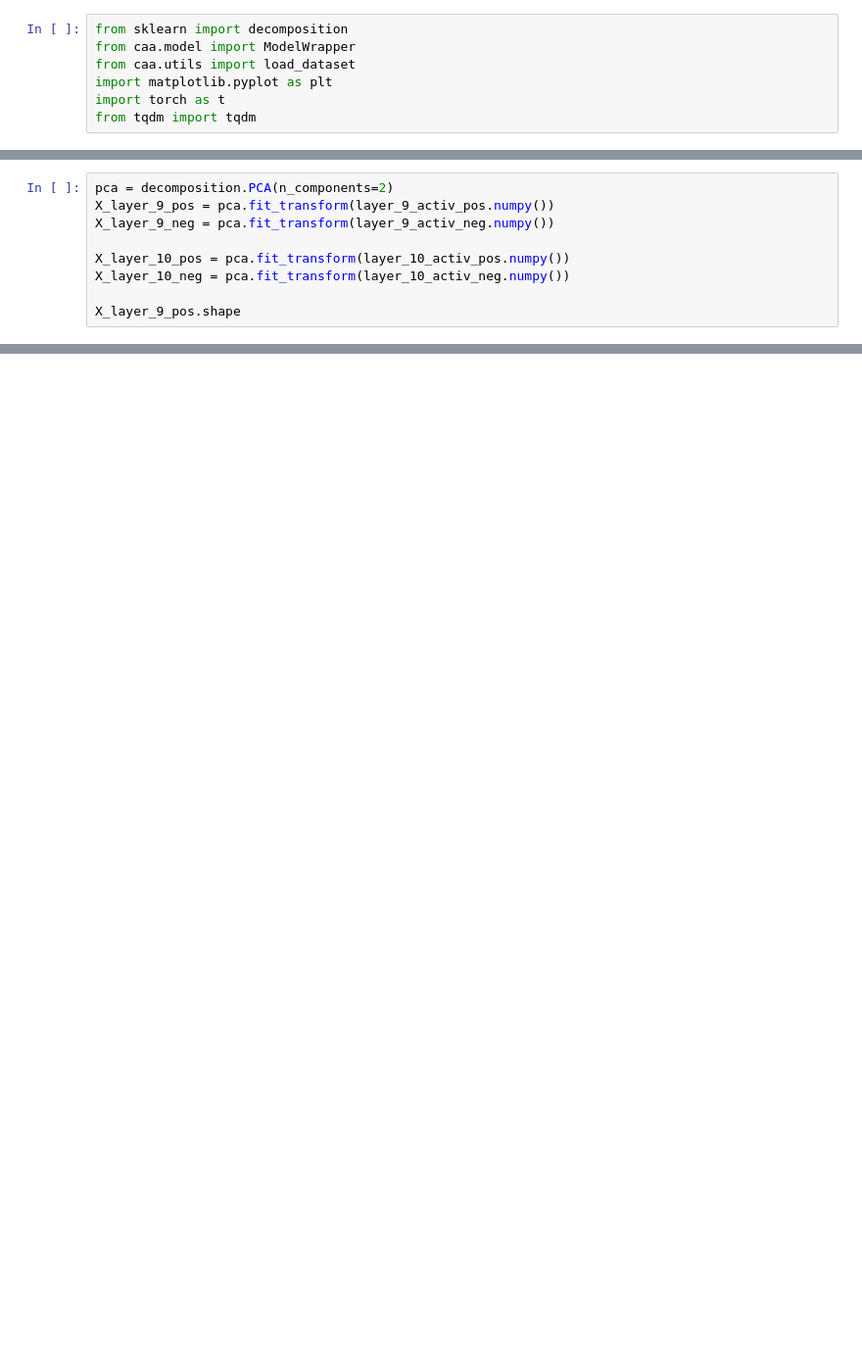
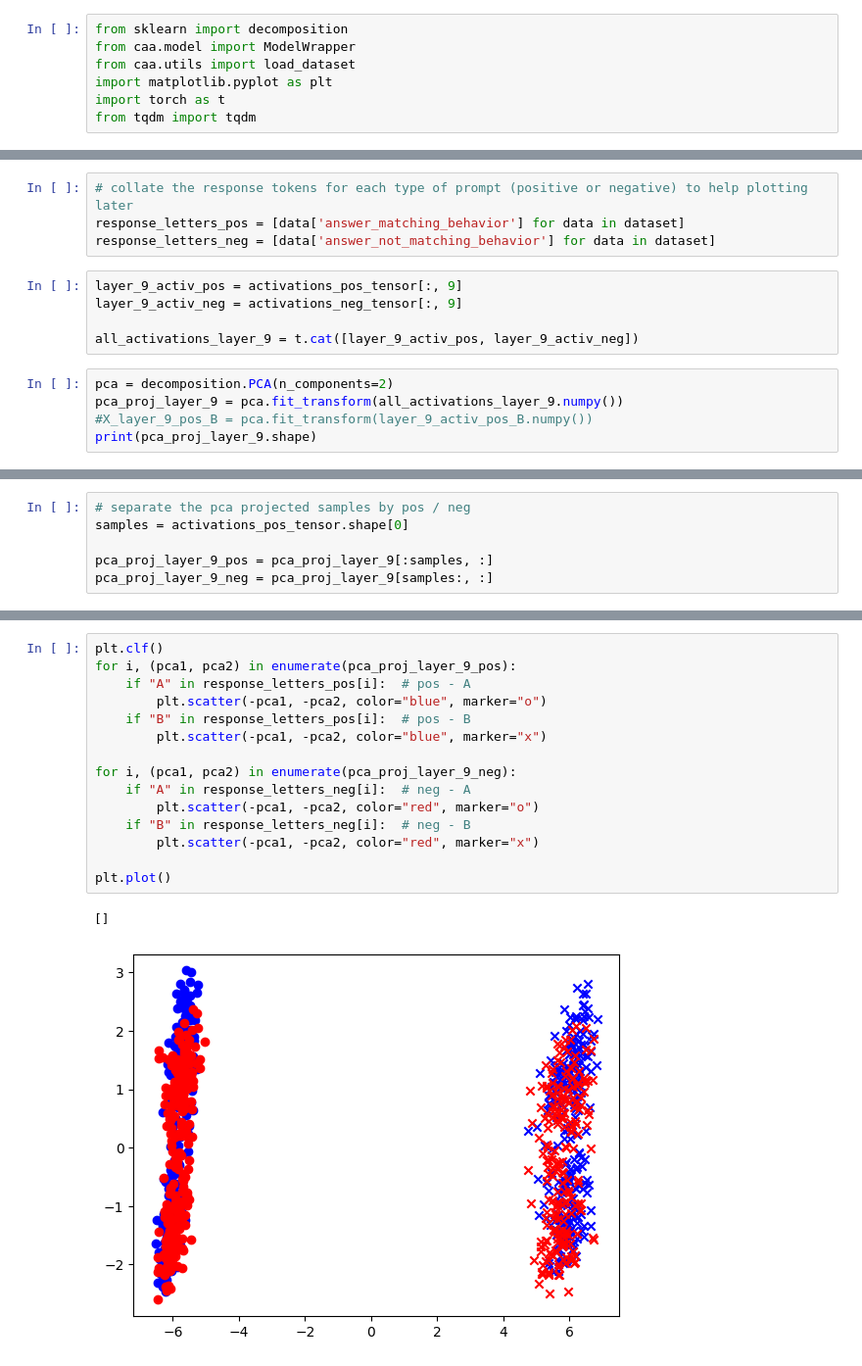
Before and after one commit to mattosborn/caa-replication, a Jupyter notebook: PCA.ipynb, the cells around one changed output, grey strips where cells are left out. Shown at 98% size. Drawn from its saved outputs; the diff is of its cells as text; blank space fills up the shorter version.

```diff
--- a/PCA.ipynb
+++ b/PCA.ipynb
@@ -49,9 +43,14 @@ layer_10_activ_neg = activations_n_tensor[:, 10]
+# %%
+# collate the response tokens for each type of prompt (positive or negative) to help plotting later
+response_letters_pos = [data['answer_matching_behavior'] for data in dataset]
+response_letters_neg = [data['answer_not_matching_behavior'] for data in dataset]
+# %%
+layer_9_activ_pos = activations_pos_tensor[:, 9]
+layer_9_activ_neg = activations_neg_tensor[:, 9]
+
+all_activations_layer_9 = t.cat([layer_9_activ_pos, layer_9_activ_neg])
 # %%
 pca = decomposition.PCA(n_components=2)
-X_layer_9_pos = pca.fit_transform(layer_9_activ_pos.numpy())
-X_layer_9_neg = pca.fit_transform(layer_9_activ_neg.numpy())
-
-X_layer_10_pos = pca.fit_transform(layer_10_activ_pos.numpy())
-X_layer_10_neg = pca.fit_transform(layer_10_activ_neg.numpy())
-
-X_layer_9_pos.shape
+pca_proj_layer_9 = pca.fit_transform(all_activations_layer_9.numpy())
+#X_layer_9_pos_B = pca.fit_transform(layer_9_activ_pos_B.numpy())
+print(pca_proj_layer_9.shape)
@@ -65,0 +59,6 @@ plt.plot()
+# %%
+# separate the pca projected samples by pos / neg
+samples = activations_pos_tensor.shape[0]
+
+pca_proj_layer_9_pos = pca_proj_layer_9[:samples, :]
+pca_proj_layer_9_neg = pca_proj_layer_9[samples:, :]
@@ -65,0 +75,18 @@ plt.plot()
+# %%
+plt.clf()
+for i, (pca1, pca2) in enumerate(pca_proj_layer_9_pos):
+    if "A" in response_letters_pos[i]:  # pos - A
+        plt.scatter(-pca1, -pca2, color="blue", marker="o")
+    if "B" in response_letters_pos[i]:  # pos - B
+        plt.scatter(-pca1, -pca2, color="blue", marker="x")
+
+for i, (pca1, pca2) in enumerate(pca_proj_layer_9_neg):
+    if "A" in response_letters_neg[i]:  # neg - A
+        plt.scatter(-pca1, -pca2, color="red", marker="o")
+    if "B" in response_letters_neg[i]:  # neg - B
+        plt.scatter(-pca1, -pca2, color="red", marker="x")
+
+plt.plot()
+# %% [output]
+[]
+[figure, added]
```
Also changed, not shown: parts of 8 cells of this notebook.
